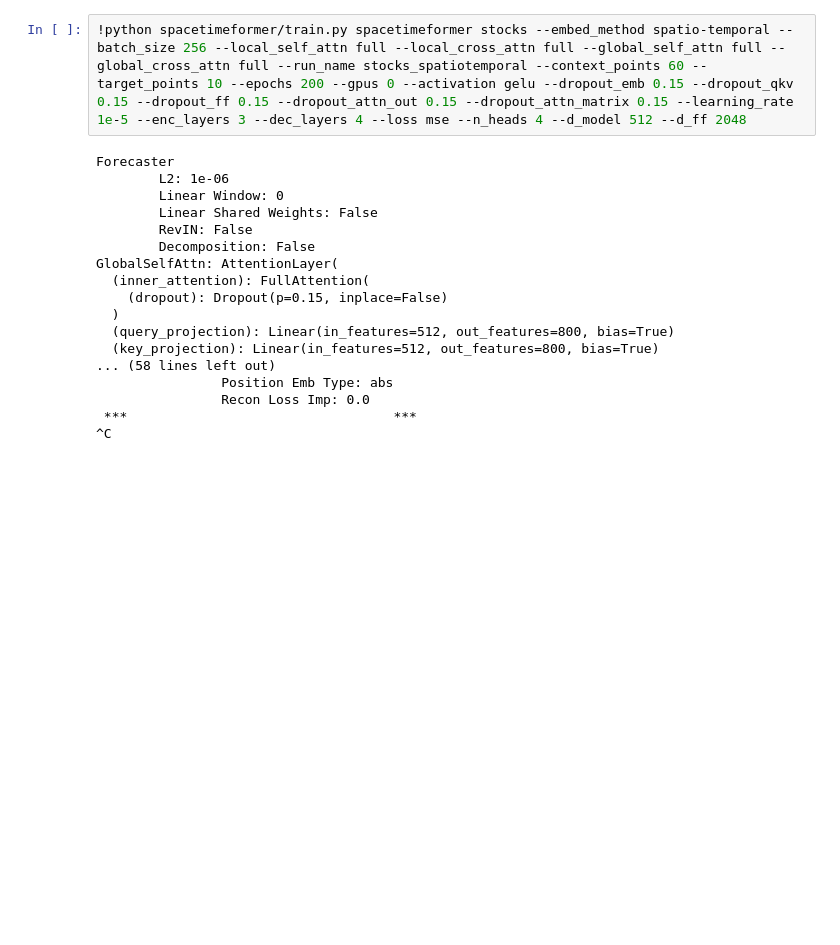
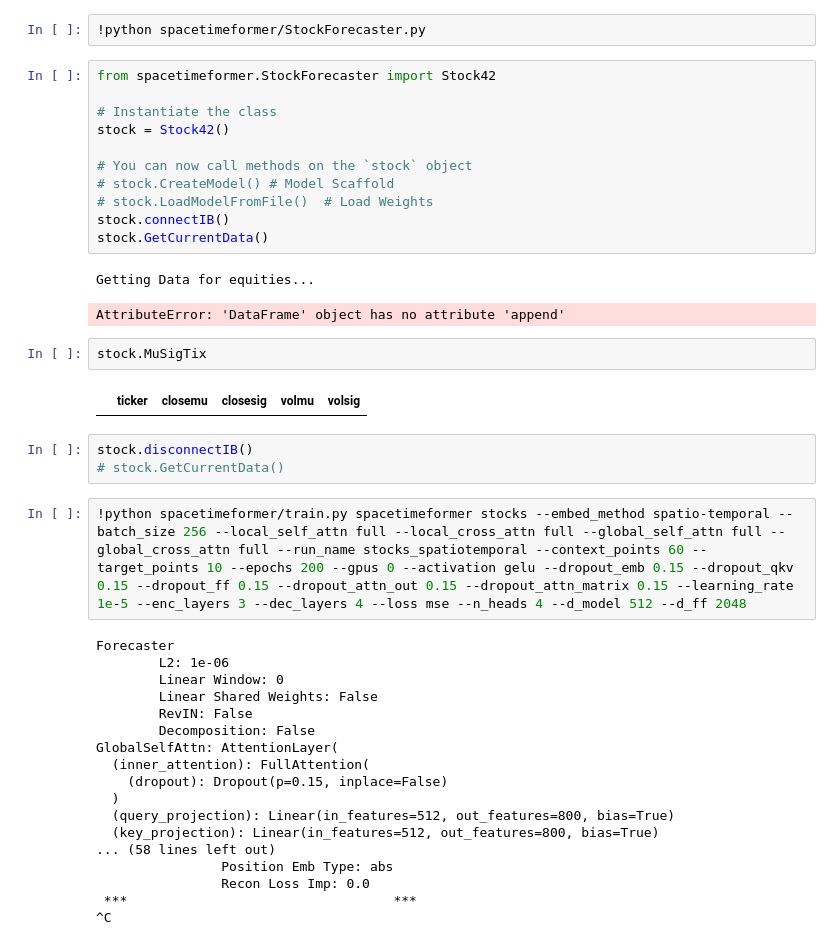
Before and after one commit to BeastOrchestra/spacetimeformer_stocks, a Jupyter notebook: spacetimeformer/devNotebook.ipynb, the cells around one changed output. Saved outputs shown, nothing was run; the diff lists cells and outputs as text; blank space fills up the shorter version.

Commit message:
working on an error

```diff
--- a/spacetimeformer/devNotebook.ipynb
+++ b/spacetimeformer/devNotebook.ipynb
@@ -1,3 +1,26 @@
+# %%
+!python spacetimeformer/StockForecaster.py
+# %%
+from spacetimeformer.StockForecaster import Stock42
+
+# Instantiate the class
+stock = Stock42()
+
+# You can now call methods on the `stock` object
+# stock.CreateModel() # Model Scaffold
+# stock.LoadModelFromFile()  # Load Weights
+stock.connectIB()
+stock.GetCurrentData()
+# %% [output]
+Getting Data for equities...
+AttributeError: 'DataFrame' object has no attribute 'append'
+# %%
+stock.MuSigTix
+# %% [output]
+|  | ticker | closemu | closesig | volmu | volsig |
+# %%
+stock.disconnectIB()
+# stock.GetCurrentData()
 # %%
 !python spacetimeformer/train.py spacetimeformer stocks --embed_method spatio-temporal --batch_size 256 --local_self_attn full --local_cross_attn full --global_self_attn full --global_cross_attn full --run_name stocks_spatiotemporal --context_points 60 --target_points 10 --epochs 200 --gpus 0 --activation gelu --dropout_emb 0.15 --dropout_qkv 0.15 --dropout_ff 0.15 --dropout_attn_out 0.15 --dropout_attn_matrix 0.15 --learning_rate 1e-5 --enc_layers 3 --dec_layers 4 --loss mse --n_heads 4 --d_model 512 --d_ff 2048
 # %% [output]
```
Also changed, not shown: parts of 3 cells of this notebook, 1 other file.
